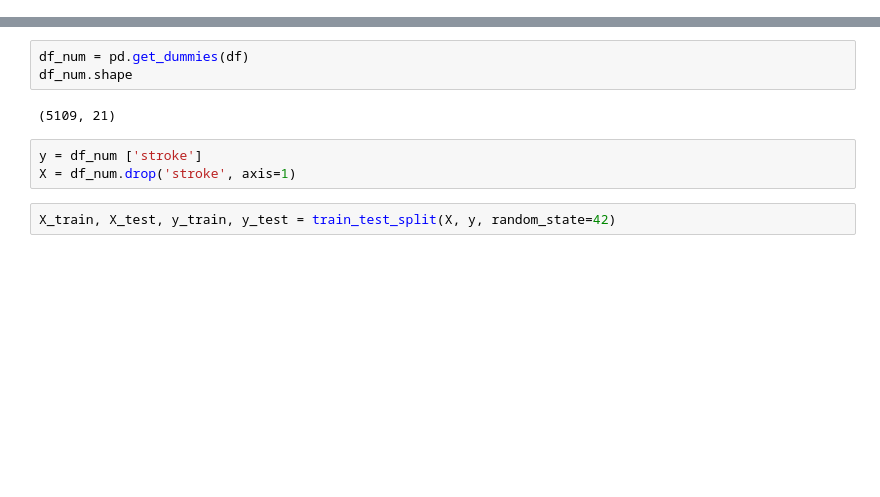
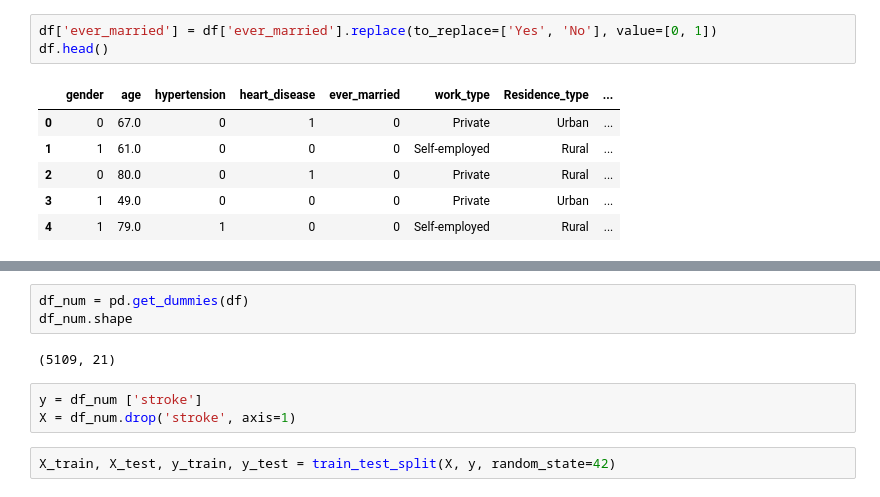
Before and after one commit to rebeccawatson95/Brain_Stroke_Predictor, a Jupyter notebook: copy.ipynb, the cells around one changed output, grey strips where cells are left out. Cells and saved outputs as stored; diff of their text form; blank space fills up the shorter version.

```diff
--- a/copy.ipynb
+++ b/copy.ipynb
@@ -62,0 +77,10 @@ df.head()
+# %%
+df['ever_married'] = df['ever_married'].replace(to_replace=['Yes', 'No'], value=[0, 1])
+df.head()
+# %% [output]
+|  | gender | age | hypertension | heart_disease | ever_married | work_type | Residence_type | ... |
+| 0 | 0 | 67.0 | 0 | 1 | 0 | Private | Urban | ... |
+| 1 | 1 | 61.0 | 0 | 0 | 0 | Self-employed | Rural | ... |
+| 2 | 0 | 80.0 | 0 | 1 | 0 | Private | Rural | ... |
+| 3 | 1 | 49.0 | 0 | 0 | 0 | Private | Urban | ... |
+| 4 | 1 | 79.0 | 1 | 0 | 0 | Self-employed | Rural | ... |
```
Also changed, not shown: parts of 14 cells of this notebook.
